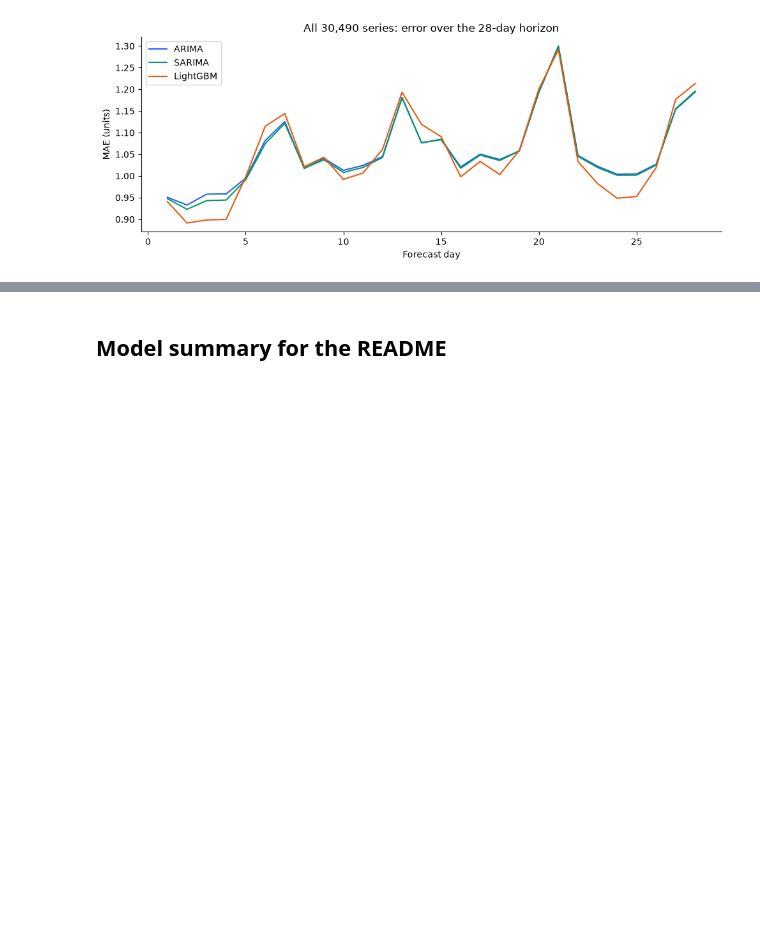
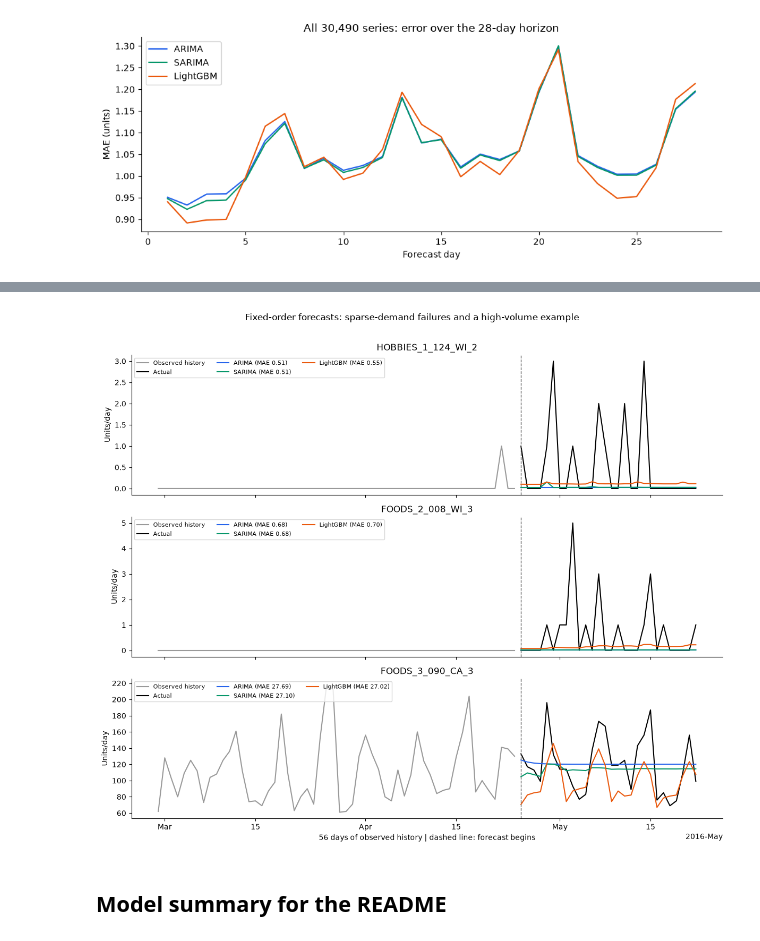
Before and after one commit to rebel47/Machine-Learning-Project, a Jupyter notebook: Project 1/notebooks/evaluation/04_error_analysis.ipynb, the cells around one changed output, grey strips where cells are left out. Drawn from its saved outputs; the diff is of its cells as text; code cells hidden in the pictures; blank space fills up the shorter version.

Commit message:
Explain forecast failures with recent history and example errors

```diff
--- a/Project 1/notebooks/evaluation/04_error_analysis.ipynb
+++ b/Project 1/notebooks/evaluation/04_error_analysis.ipynb
@@ -171,0 +161,14 @@ save_figure(data,'comparison_03_forecasts')
+# %%
+ordered=panel.mean_training_sales.sort_values().index
+examples=[ordered[0],ordered[len(ordered)//2],ordered[-1]]
+example_records=[]
+for position in examples:
+    history=sales[panel_rows[position],cutoff-728:cutoff].astype('float64')
+    for name,values in predictions.items():
+        errors=values[position]-actual[position].astype('float64')
+        example_records.append(dict(series=panel.series_id.iloc[position],model=name,
+            training_mean_728=history.mean(),training_mean_56=history[-56:].mean(),
+            actual_mean=actual[position].mean(),forecast_mean=values[position].mean(),
+            mae=np.abs(errors).mean(),rmse=np.sqrt(np.mean(errors**2))))
+example_errors=pd.DataFrame(example_records)
+display(example_errors.round(3))
@@ -172,3 +186,31 @@ save_figure(data,'comparison_03_forecasts')
+# %%
+import matplotlib.dates as mdates
+
+def plot_example(ax,position):
+    dates=calendar.date.iloc[cutoff:cutoff+28]
+    history_dates=calendar.date.iloc[cutoff-56:cutoff]
+    ax.plot(history_dates,sales[panel_rows[position],cutoff-56:cutoff],
+            color='0.6',label='Observed history')
+    ax.plot(dates,actual[position],color='black',label='Actual')
+    errors=example_errors[example_errors.series.eq(panel.series_id.iloc[position])].set_index('model')
+    for name,color in zip(['ARIMA','SARIMA','LightGBM'],COLORS):
+        ax.plot(dates,predictions[name][position],color=color,
+                label=f'{name} (MAE {errors.loc[name,"mae"]:.2f})')
+    ax.axvline(dates.iloc[0],color='0.4',ls='--',lw=1)
+    ax.set(title=panel.series_id.iloc[position],ylabel='Units/day')
+    ax.legend(ncol=3,fontsize=8,loc='upper left')
+# %%
+fig,axes=plt.subplots(3,1,figsize=(12,10),sharex=True)
+for ax,position in zip(axes,examples):
+    plot_example(ax,position)
+locator=mdates.AutoDateLocator(minticks=5,maxticks=8)
+axes[-1].xaxis.set_major_locator(locator)
+axes[-1].xaxis.set_major_formatter(mdates.ConciseDateFormatter(locator))
+axes[-1].set_xlabel('56 days of observed history | dashed line: forecast begins')
+fig.suptitle('Fixed-order forecasts: sparse-demand failures and a high-volume example',y=1.01)
+save_figure(data,'comparison_03_forecasts')
+# %% [output]
+[figure, added]
 # %% [markdown]
 ## Model summary for the README
 # %%
```
Also changed, not shown: parts of 5 cells of this notebook, 2 other files.
